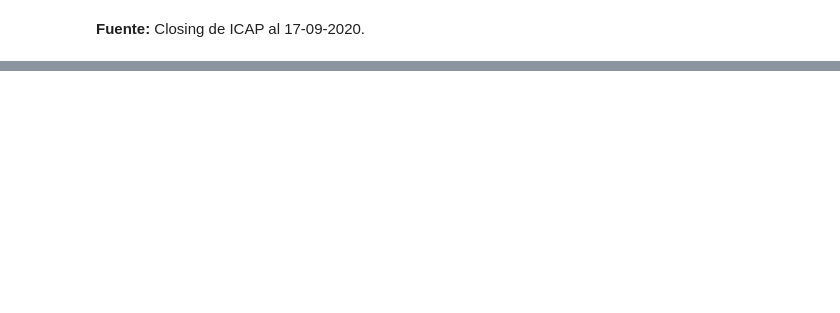
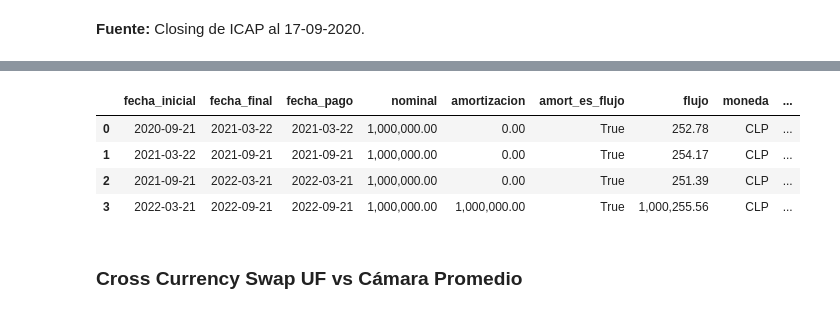
Before and after one commit to adiaz-efaa/mif-2020, a Jupyter notebook: 2_swaps_de_tasa_de_interes.ipynb, the cells around one changed output, grey strips where cells are left out. Cells and saved outputs as stored; diff of their text form; code cells hidden in the pictures; blank space fills up the shorter version.

```diff
--- a/2_swaps_de_tasa_de_interes.ipynb
+++ b/2_swaps_de_tasa_de_interes.ipynb
@@ -394,0 +450,10 @@ Qcf.get_column_names('IcpClpCashflow', '')
+# %%
+aux.show_leg(icp_clp_leg, 'IcpClpCashflow').style.format(format_dict)
+# %% [output]
+|  | fecha_inicial | fecha_final | fecha_pago | nominal | amortizacion | amort_es_flujo | flujo | moneda | ... |
+| 0 | 2020-09-21 | 2021-03-22 | 2021-03-22 | 1,000,000.00 | 0.00 | True | 252.78 | CLP | ... |
+| 1 | 2021-03-22 | 2021-09-21 | 2021-09-21 | 1,000,000.00 | 0.00 | True | 254.17 | CLP | ... |
+| 2 | 2021-09-21 | 2022-03-21 | 2022-03-21 | 1,000,000.00 | 0.00 | True | 251.39 | CLP | ... |
+| 3 | 2022-03-21 | 2022-09-21 | 2022-09-21 | 1,000,000.00 | 1,000,000.00 | True | 1,000,255.56 | CLP | ... |
+# %% [markdown]
+### Cross Currency Swap UF vs Cámara Promedio
```
Also changed, not shown: parts of 31 cells of this notebook, 4 other files.
